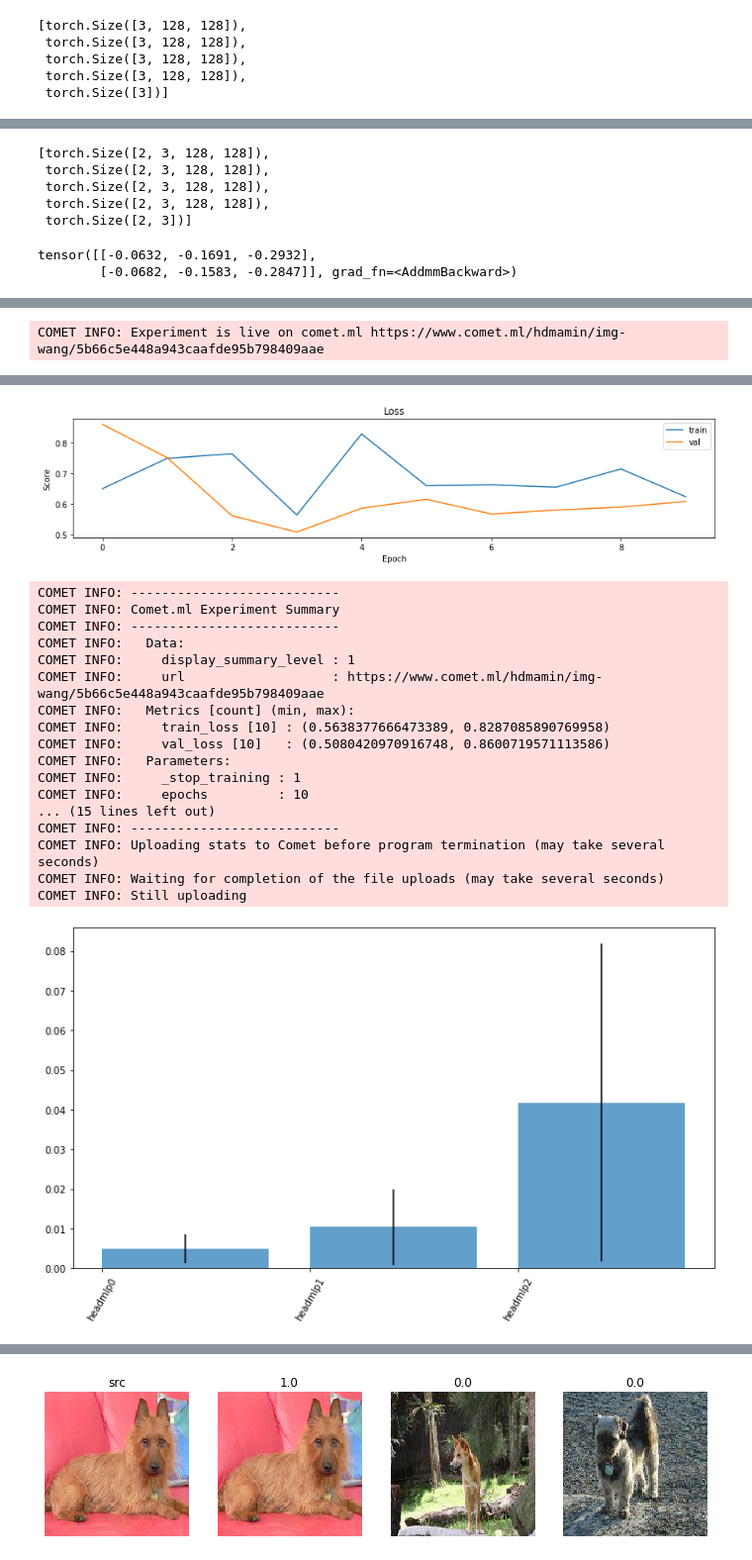
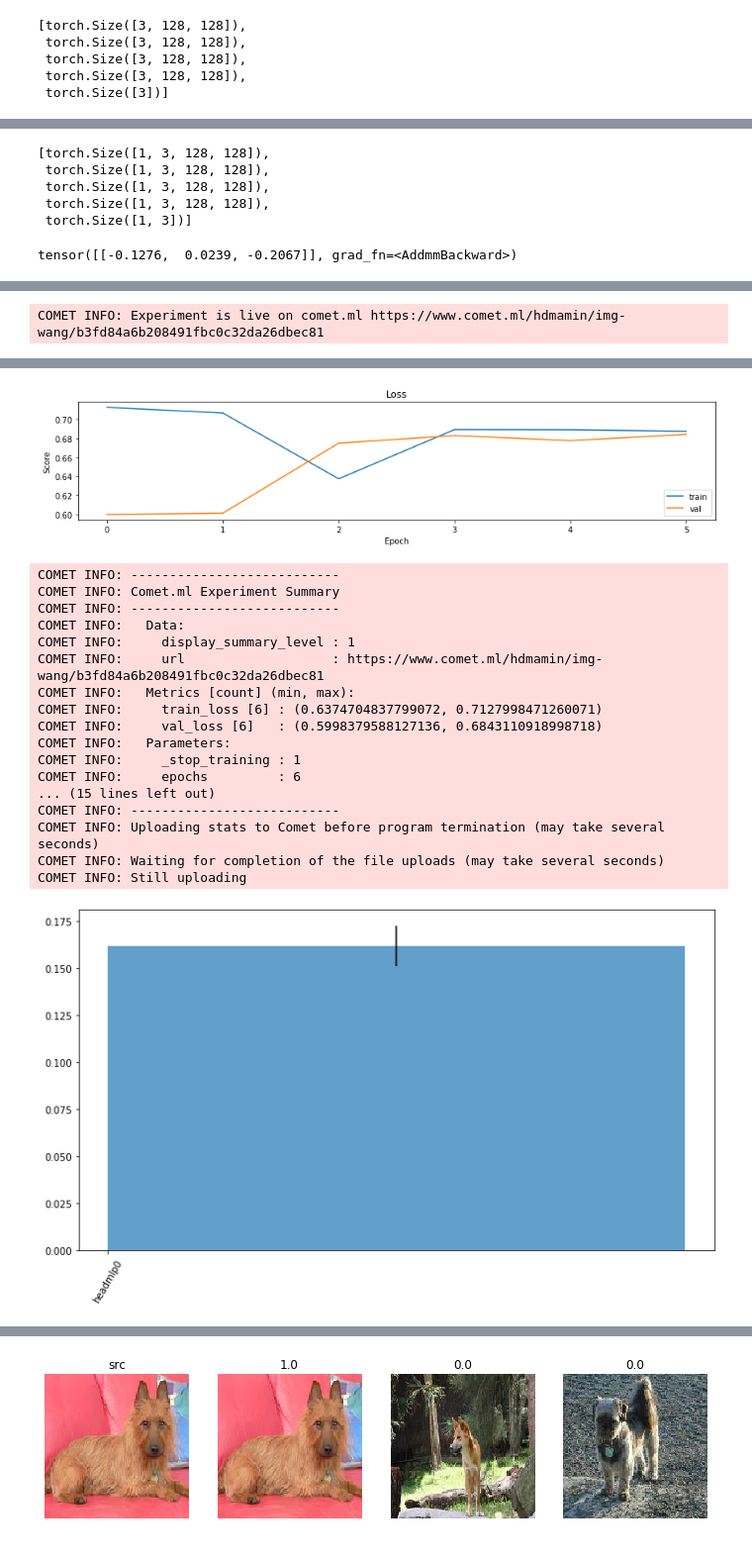
Before and after one commit to hdmamin/self-supervised-vision-exp, a Jupyter notebook: notebooks/nb03-lightning-first-test.ipynb, the cells around one changed output, grey strips where cells are left out. Shown at 99% size. Drawn from its saved outputs; the diff is of its cells as text; code cells hidden in the pictures.

```diff
--- a/notebooks/nb03-lightning-first-test.ipynb
+++ b/notebooks/nb03-lightning-first-test.ipynb
@@ -853,8 +853,8 @@ Looks like net predicts near zero for everything.
 Test out new trivial duplicate task to debug network/dataset/train loop.
 # %%
 dst, dsv, dlt, dlv = get_databunch('data/imagewang-160/unsup', mode='mixup',
-                                   bs=2, train_pct=.5, max_train_len=4,
-                                   max_val_len=4, regression=False,
+                                   bs=1, train_pct=.5, max_train_len=3,
+                                   max_val_len=3, regression=False,
                                    debug_mode='dup_src')
 lmap(len, dst, dsv, dlt, dlv)
 # %% [output]
@@ -877,11 +877,11 @@ show_images(x, titles=['new']+y.tolist())
 *xb, yb = next(iter(dlt))
 smap(*xb, yb)
 # %% [output]
-[torch.Size([2, 3, 128, 128]),
- torch.Size([2, 3, 128, 128]),
- torch.Size([2, 3, 128, 128]),
- torch.Size([2, 3, 128, 128]),
- torch.Size([2, 3])]
+[torch.Size([1, 3, 128, 128]),
+ torch.Size([1, 3, 128, 128]),
+ torch.Size([1, 3, 128, 128]),
+ torch.Size([1, 3, 128, 128]),
+ torch.Size([1, 3])]
 # %%
 # net = Unmixer(
 #     Encoder(fs=(16, 256), strides=(1, 1), act=nn.LeakyReLU()),
@@ -897,15 +897,14 @@ smap(*xb, yb)
 
 net = Unmixer(
     TorchvisionEncoder(),
-    SimilarityHead(last_act=None)
+    SimilarityHead(fs=[3], last_act=None)
 )
 # %%
 net.encoder.freeze()
 # %%
 net(*xb)
 # %% [output]
-tensor([[-0.0632, -0.1691, -0.2932],
-        [-0.0682, -0.1583, -0.2847]], grad_fn=<AddmmBackward>)
+tensor([[-0.1276,  0.0239, -0.2067]], grad_fn=<AddmmBackward>)
 # %%
 t = Trainer(net, dst, dsv, dlt, dlv,
             F.binary_cross_entropy_with_logits,
@@ -913,5 +912,5 @@ t = Trainer(net, dst, dsv, dlt, dlv,
             callbacks=[MetricHistory(None, None),
                        CometCallbackWithGrads('img-wang')],
             last_act=torch.sigmoid)
-t.fit(10, 1e-2)
+t.fit(6)
 # %% [output]
@@ -924,6 +923,6 @@ Parameter Group 0
     weight_decay: 0
 )
-COMET INFO: Experiment is live on comet.ml https://www.comet.ml/hdmamin/img-wang/5b66c5e448a943caafde95b798409aae
+COMET INFO: Experiment is live on comet.ml https://www.comet.ml/hdmamin/img-wang/b3fd84a6b208491fbc0c32da26dbec81
 =====
 
 Epoch 0
@@ -941,25 +940,25 @@ Epoch 0
 
 
 Training complete. Model in eval mode.
-[figure, old version]
+[figure, new version]
 COMET INFO: ---------------------------
 COMET INFO: Comet.ml Experiment Summary
 COMET INFO: ---------------------------
 COMET INFO:   Data:
 COMET INFO:     display_summary_level : 1
-COMET INFO:     url                   : https://www.comet.ml/hdmamin/img-wang/5b66c5e448a943caafde95b798409aae
+COMET INFO:     url                   : https://www.comet.ml/hdmamin/img-wang/b3fd84a6b208491fbc0c32da26dbec81
 COMET INFO:   Metrics [count] (min, max):
-COMET INFO:     train_loss [10] : (0.5638377666473389, 0.8287085890769958)
-COMET INFO:     val_loss [10]   : (0.5080420970916748, 0.8600719571113586)
+COMET INFO:     train_loss [6] : (0.6374704837799072, 0.7127998471260071)
+COMET INFO:     val_loss [6]   : (0.5998379588127136, 0.6843110918998718)
 COMET INFO:   Parameters:
 COMET INFO:     _stop_training : 1
-COMET INFO:     epochs         : 10
+COMET INFO:     epochs         : 6
 ... (15 lines left out)
 COMET INFO: ---------------------------
 COMET INFO: Uploading stats to Comet before program termination (may take several seconds)
 COMET INFO: Waiting for completion of the file uploads (may take several seconds)
 COMET INFO: Still uploading
-[figure, old version]
+[figure, new version]
 # %%
 t.predict(*xb, logits=False)
 # %% [output]
```
Also changed, not shown: parts of 19 cells of this notebook, 2 other files.
